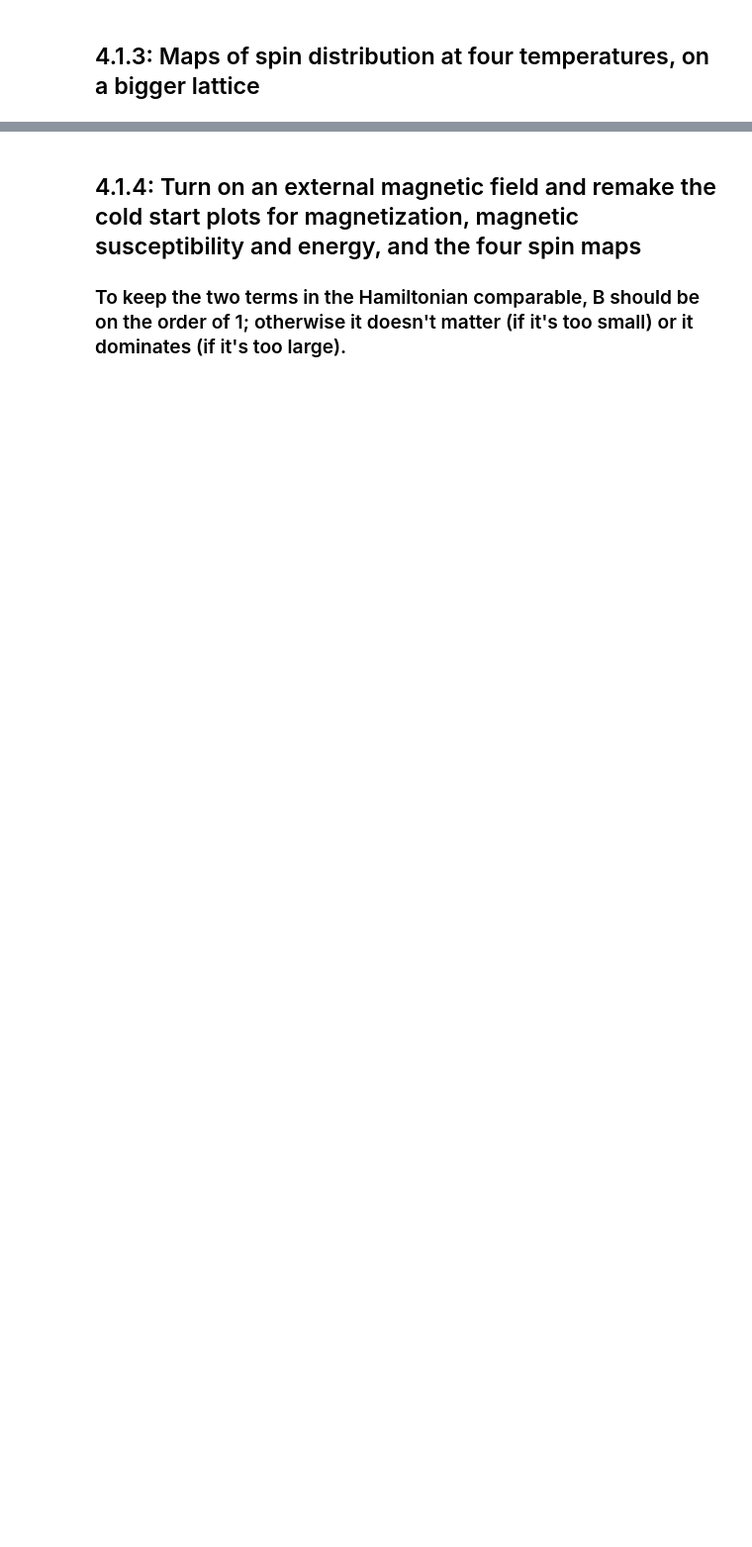
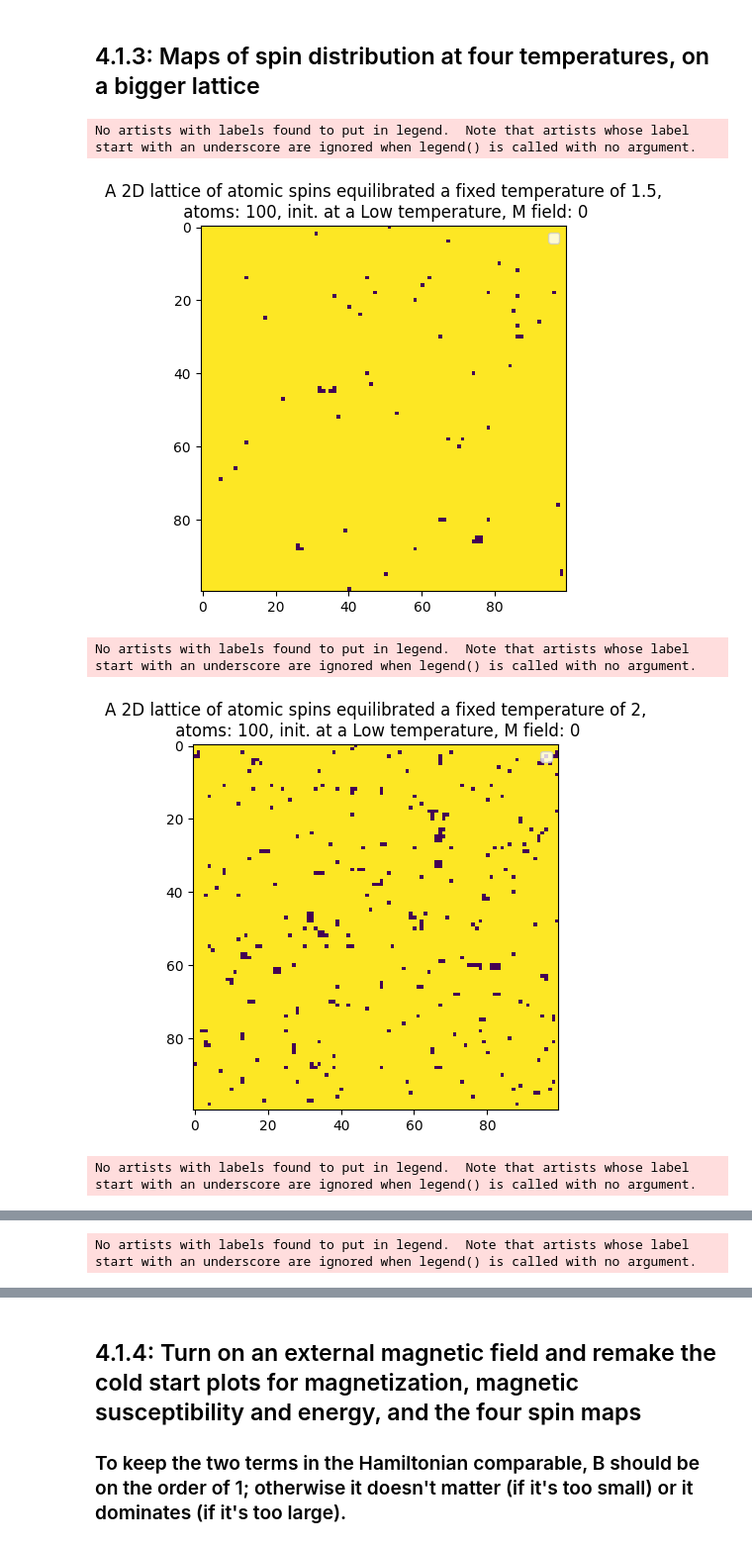
Before and after one commit to RoyZhenLongLim/PHYS3112, a Jupyter notebook: IM/Ising-model-example-notebook.ipynb, the cells around one changed output, grey strips where cells are left out. Shown at 99% size. Cells and saved outputs as stored; diff of their text form; code cells hidden in the pictures; blank space fills up the shorter version.

```diff
--- a/IM/Ising-model-example-notebook.ipynb
+++ b/IM/Ising-model-example-notebook.ipynb
@@ -21,2 +43,13 @@ No artists with labels found to put in legend.  Note that artists whose label st
 # %% [markdown]
 ## 4.1.3: Maps of spin distribution at four temperatures, on a bigger lattice
+# %%
+for T in [1.5, 2, 3.5, 4]:
+    exp3 = model.plots(N=100,start='Low',inc=0.05,x0=1,x1=5,T=T)
+    exp3.lattice()
+    exp3.show()
+# %% [output]
+No artists with labels found to put in legend.  Note that artists whose label start with an underscore are ignored when legend() is called with no argument.
+[figure, added]
+No artists with labels found to put in legend.  Note that artists whose label start with an underscore are ignored when legend() is called with no argument.
+[figure, added]
+No artists with labels found to put in legend.  Note that artists whose label start with an underscore are ignored when legend() is called with no argument.
@@ -22,0 +57 @@ No artists with labels found to put in legend.  Note that artists whose label st
+No artists with labels found to put in legend.  Note that artists whose label start with an underscore are ignored when legend() is called with no argument.
```
Also changed, not shown: parts of 14 cells of this notebook, 2 other files.
